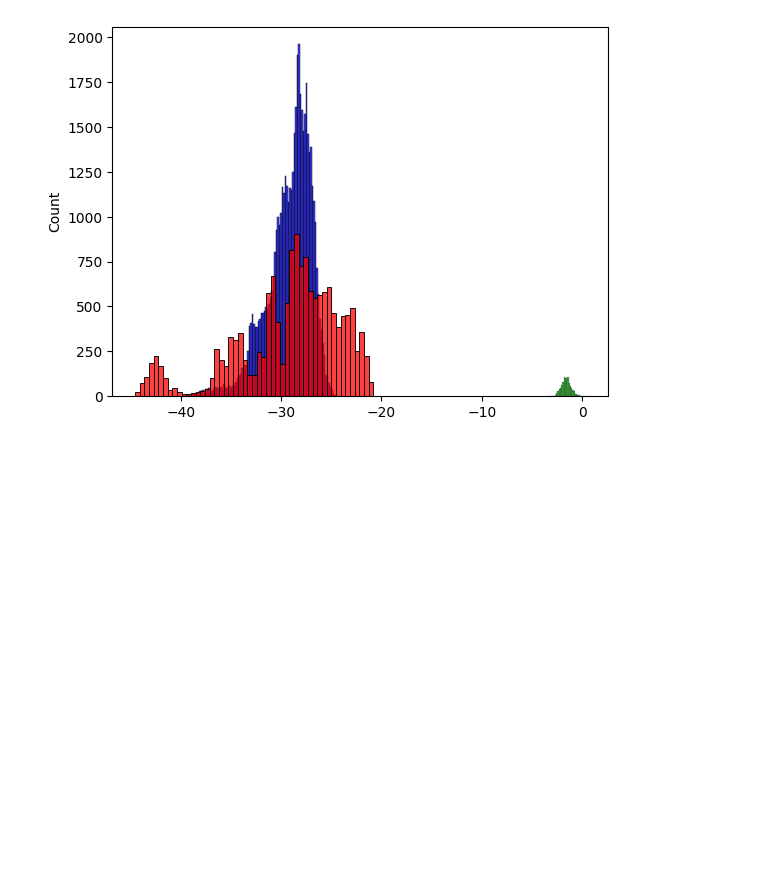
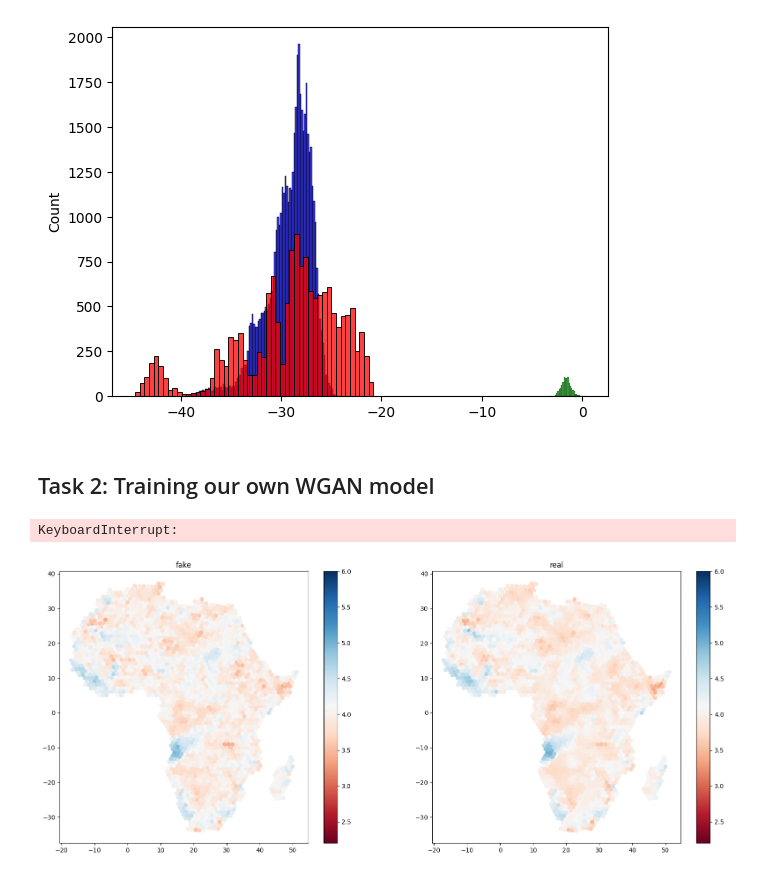
Before and after one commit to Moenupa/EIGAN, a Jupyter notebook: Prj_GAN/SCRIPTS/submission.ipynb, the cells around one changed output. Cells and saved outputs as stored; diff of their text form; code cells hidden in the pictures; blank space fills up the shorter version.

```diff
--- a/Prj_GAN/SCRIPTS/submission.ipynb
+++ b/Prj_GAN/SCRIPTS/submission.ipynb
@@ -118,3 +118,35 @@ with torch.no_grad():
 # %% [output]
 (50000,) (15400,)
 [figure]
+# %% [markdown]
+## Task 2: Training our own WGAN model
+# %%
+model = WGAN_SIMPLE(ndim=2382)
+_ = model.normalize(data)
+# %%
+model.optimize(data, MODEL_ROOT, epochs=200, lr=1e-4, betas=(0.9, 0.999))
+# %% [output]
+KeyboardInterrupt:
+# %%
+with torch.no_grad():
+    model.eval()
+    fake_data = model.generate()
+
+fake_avg = fake_data.mean(axis=0)
+assert fake_avg.shape == avg.shape
+
+fig, axes = plt.subplots(1, 2, figsize=(20, 8))
+axes.flatten()
+
+for _ax, _title, _avg in zip(axes,
+                             ('fake', 'real'),
+                             (fake_avg, avg)):
+    _fig = _ax.scatter(
+        cord[:, 0], cord[:, 1],
+        vmin=2.2, vmax=6.0,
+        c=_avg, cmap='RdBu'
+    )
+    _ax.set_title(_title)
+    plt.colorbar(_fig, ax=_ax)
+# %% [output]
+[figure, added]
```
Also changed, not shown: parts of 4 cells of this notebook, 2 other files.
